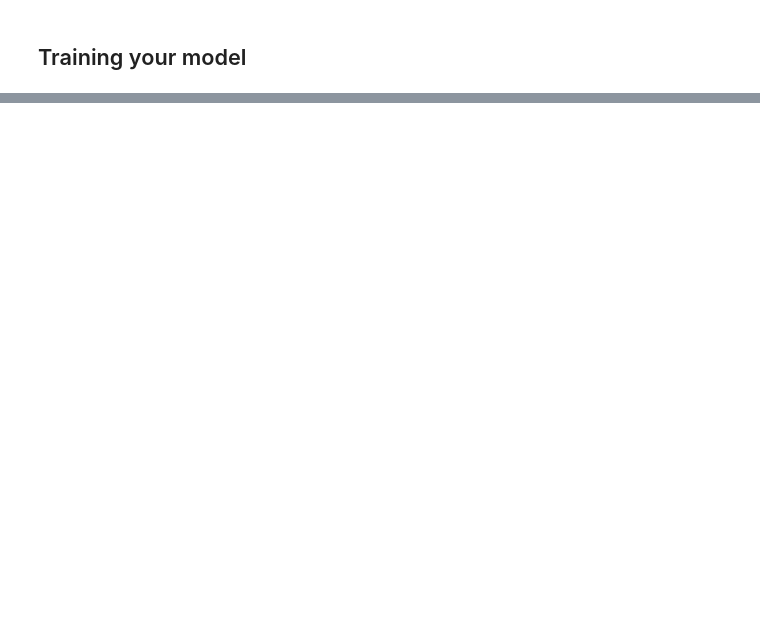
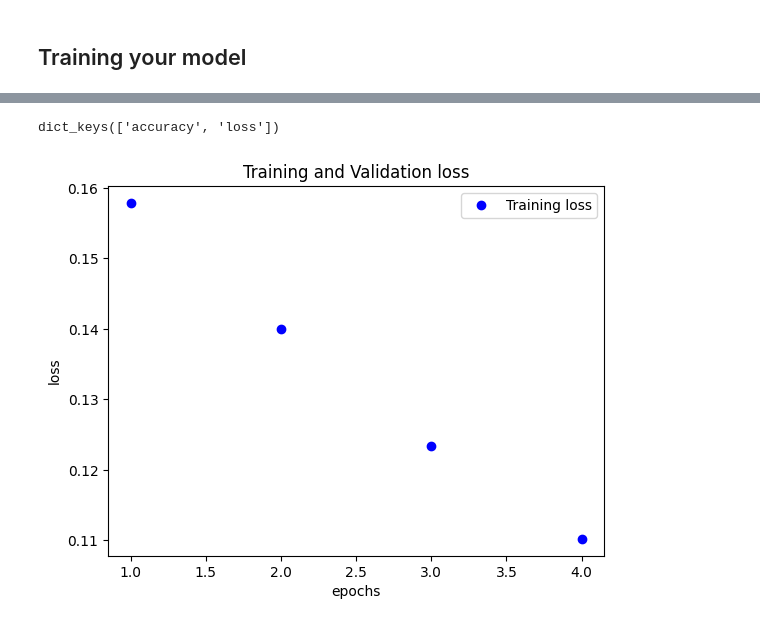
Before and after one commit to Geordy409/VoiceAI_PROJECT, a Jupyter notebook: code.ipynb, the cells around one changed output, grey strips where cells are left out. Cells and saved outputs as stored; diff of their text form; code cells hidden in the pictures; blank space fills up the shorter version.

```diff
--- a/code.ipynb
+++ b/code.ipynb
@@ -161,0 +201,15 @@ history_dict.keys()
+# %%
+model = keras.Sequential(
+    [
+        layers.Dense(16, activation="relu"),
+        layers.Dense(16, activation="relu"),
+        layers.Dense(1, activation="sigmoid"),
+    ]
+)
+model.compile(
+    optimizer = "rmsprop",
+    loss = "binary_crossentropy",
+    metrics = ["accuracy"]
+)
+model.fit(x_train, y_train, epochs = 4, batch_size = 512)
+results = model.evaluate(x_test, y_test)
@@ -161,0 +226,3 @@ history_dict.keys()
+# %%
+history = model.fit(x_train, y_train, epochs = 4, batch_size = 512)
+results = model.evaluate(x_test, y_test)
@@ -161,0 +239,16 @@ history_dict.keys()
+# %%
+hist_dict = history.history
+hist_dict.keys()
+# %% [output]
+dict_keys(['accuracy', 'loss'])
+# %%
+l_loss = hist_dict["loss"]
+epochs = range(1, len(l_loss) + 1)
+plt.plot(epochs, l_loss,"bo", label = "Training loss")
+plt.title("Training and Validation loss")
+plt.xlabel("epochs")
+plt.ylabel("loss")
+plt.legend()
+plt.show()
+# %% [output]
+[figure, added]
```
Also changed, not shown: parts of 19 cells of this notebook.
